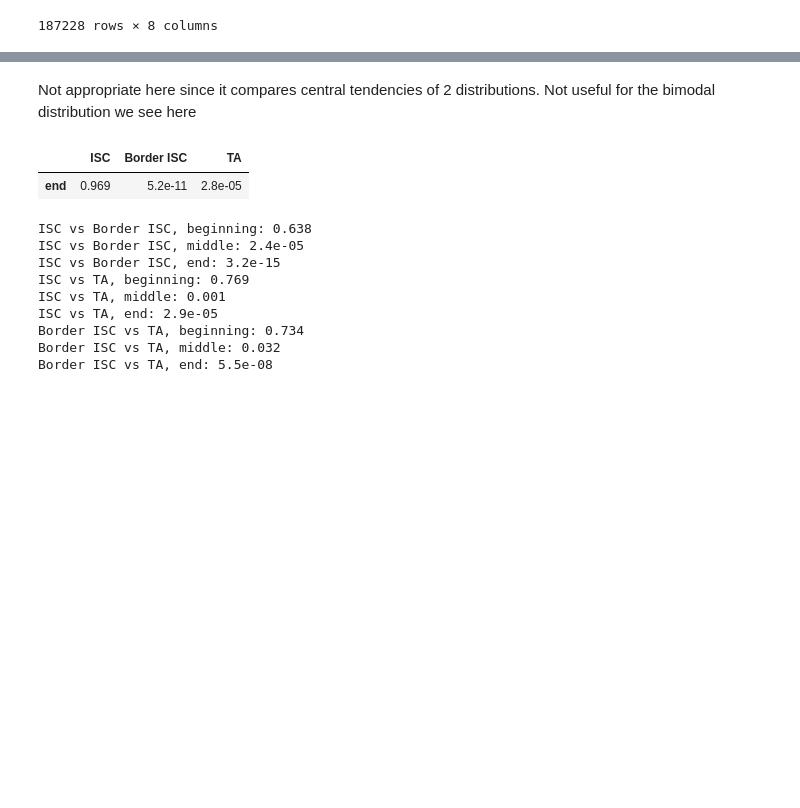
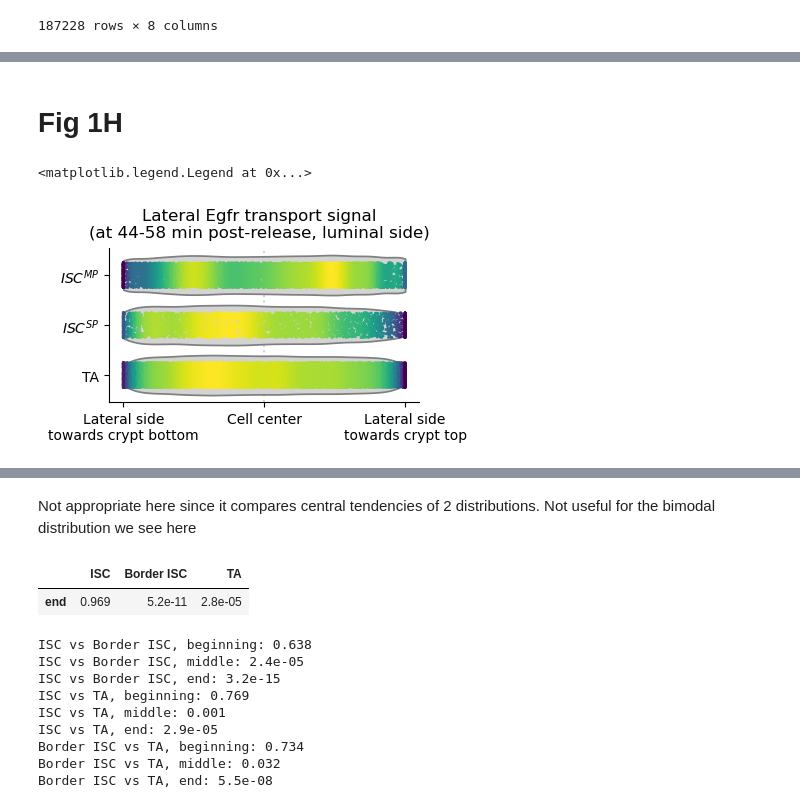
Before and after one commit to kasperlab/Scharaw_et_al_2024, a Jupyter notebook: Combined_visualization.ipynb, the cells around one changed output, grey strips where cells are left out. Cells and saved outputs as stored; diff of their text form; code cells hidden in the pictures; blank space fills up the shorter version.

```diff
--- a/Combined_visualization.ipynb
+++ b/Combined_visualization.ipynb
@@ -295,0 +389,35 @@ ax.legend(bbox_to_anchor = (1.5,1))
+# %% [markdown]
+# Fig 1H
+# %%
+order = ['ISC', 'Border ISC', 'TA']
+df_plot = df_lumen.query("time_group == 'end'").copy()
+
+fig, ax = plt.subplots(figsize=(4, 2))
+
+sbn.violinplot(data=df_plot, y='Cell_type', x=lumen_values, cut=0, order=order, inner=None, ax=ax, color='lightgray', orient='horizontal', density_norm='width')
+xs = [violin.get_paths()[0].vertices[:, 1].mean() for violin in ax.collections[:len(order)]]
+
+for x_ix, cell in enumerate(order):
+    tmp_df = df_plot.query('Cell_type == @cell')
+
+    y = tmp_df[lumen_values].values
+    x = np.repeat(xs[x_ix], len(y)).astype(float)
+    x += (np.random.randint(0, 100, size=len(y)) - 50) / 200
+
+    ax.scatter(x=y, y=x, c=tmp_df['color_density'].values, s=1)
+
+[ax.spines[spine].set_visible(False) for spine in ['top', 'right']]
+
+ax.set_xticks([-1, 0, 1], ['Lateral side\ntowards crypt bottom', 'Cell center', 'Lateral side\ntowards crypt top'])
+ax.set_yticklabels(['$ISC^{MP}$', '$ISC^{SP}$', 'TA'])
+ax.axvline(0, ls=':', zorder=-10, c='lightgray')
+ax.set_ylabel('')
+ax.set_xlabel('')
+
+fig.suptitle(f'Lateral Egfr transport signal\n' f'(at 44-58 min post-release, luminal side)', y=1.08)
+ax.legend('', frameon=False)
+
+#[fig.savefig(os.path.join(main_path,'Figures',f'Lateral_cutoff{cutoff_value}_lumenSide_CombinedTime_3groups_horizontal_dotsWithDensity.{f}'),bbox_inches='tight',dpi=600 for f in ['pdf', 'png']]
+# %% [output]
+<matplotlib.legend.Legend at 0x...>
+[figure, added]
```
Also changed, not shown: parts of 16 cells of this notebook.
